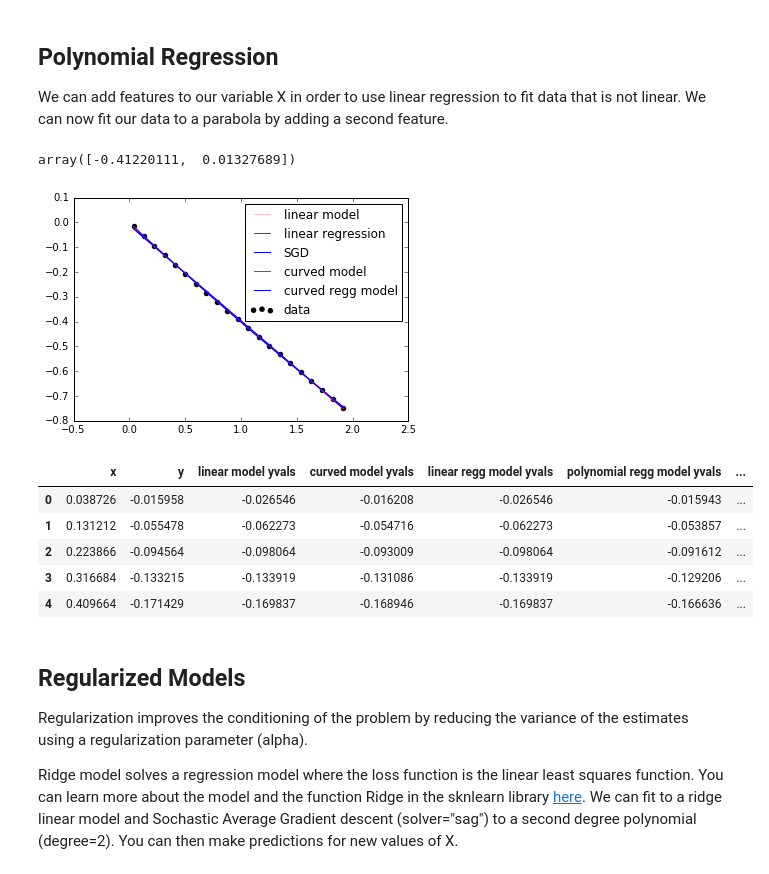
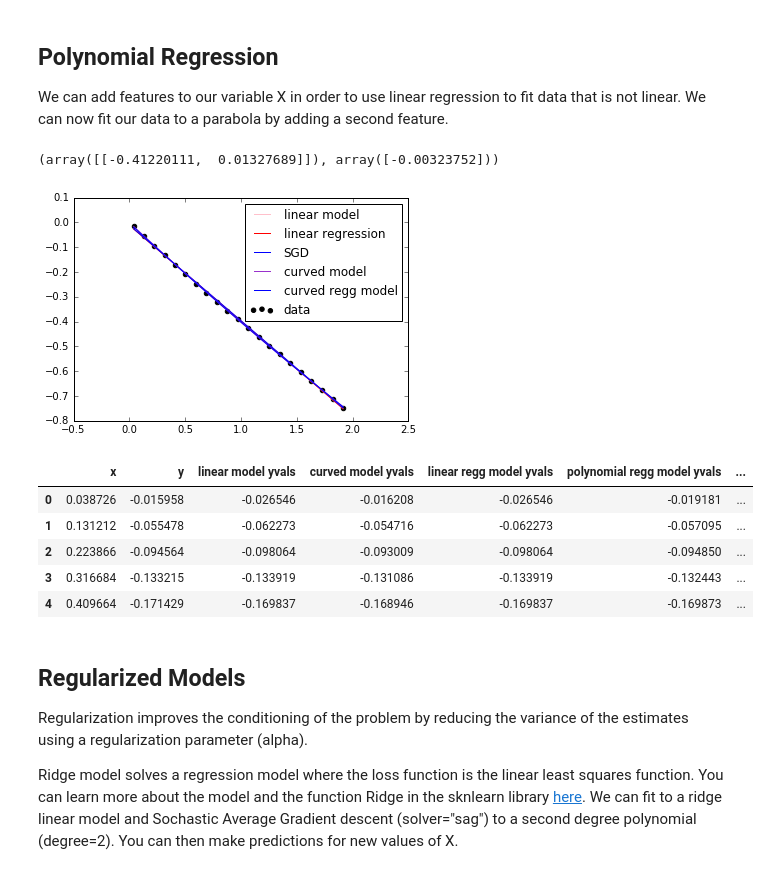
Before and after one commit to farrah-simpson/coding-camp, a Jupyter notebook: in_dev/ML_muon_tracks-worked.ipynb, the cells around one changed output. Saved outputs shown, nothing was run; the diff lists cells and outputs as text; code cells hidden in the pictures.

```diff
--- a/in_dev/ML_muon_tracks-worked.ipynb
+++ b/in_dev/ML_muon_tracks-worked.ipynb
@@ -95,47 +95,47 @@ X_poly = poly_features.fit_transform(X)
 
 poly_reg = LinearRegression()
 poly_reg.fit(X_poly, Y)
-poy_regg_params = poly_reg.coef_, poly_reg.intercept_
-poly_regg_params[0][0]
+poly_regg_params = poly_reg.coef_, poly_reg.intercept_
+poly_regg_params
 # %% [output]
-array([-0.41220111,  0.01327689])
+(array([[-0.41220111,  0.01327689]]), array([-0.00323752]))
 # %%
 # compare the models
 
 # plotting the original data and the optimized model (i.e., trendline)
 plt.scatter(track['x'], track['y'], label="data", color='k')
 plt.plot(track['x'], linear_model(track['x'], linear_params[0], linear_params[1]), label="linear model", color='pink')
 plt.plot(track['x'], linear_model(track['x'], regg_params[0][0][0],regg_params[1][0]), label="linear regression",color='red')
 plt.plot(track['x'], linear_model(track['x'], sgd_params[0],sgd_params[1]), label="SGD",color='blue')
 plt.plot(track['x'], curved_model(track['x'], curved_params[0], curved_params[1]), label="curved model", color='darkorchid')
 plt.plot(track['x'], (poly_regg_params[0][0][1]*np.square(track['x']) + poly_regg_params[0][0][0]*track['x'] + poly_regg_params[1]), label="curved regg model")
 
 
 plt.legend()
 plt.show()
 
 track['linear model yvals'] = linear_model(track['x'], linear_params[0], linear_params[1])
 track['curved model yvals'] = curved_model(track['x'], curved_params[0], curved_params[1])
 track['linear regg model yvals'] = linear_model(track['x'], regg_params[0][0][0],regg_params[1][0])
-track['polynomial regg model yvals'] = poly_regg_params[0][0][1]*np.square(track['x']) + poly_regg_params[0][0][0]*track['x']
+track['polynomial regg model yvals'] = poly_regg_params[0][0][1]*np.square(track['x']) + poly_regg_params[0][0][0]*track['x'] + poly_regg_params[1][0]
 
 
 track['linear model residuals'] = track['y'] - track['linear model yvals']
 track['curved model residuals'] = track['y'] - track['curved model yvals']
 track['linear regg model residuals'] = track['y'] - track['linear regg model yvals']
 track['polynomial regg model residuals'] = track['y'] - track['polynomial regg model yvals']
 
 
 
 track.head()
 # %% [output]
 [figure]
 |  | x | y | linear model yvals | curved model yvals | linear regg model yvals | polynomial regg model yvals | ... |
-| 0 | 0.038726 | -0.015958 | -0.026546 | -0.016208 | -0.026546 | -0.015943 | ... |
-| 1 | 0.131212 | -0.055478 | -0.062273 | -0.054716 | -0.062273 | -0.053857 | ... |
-| 2 | 0.223866 | -0.094564 | -0.098064 | -0.093009 | -0.098064 | -0.091612 | ... |
-| 3 | 0.316684 | -0.133215 | -0.133919 | -0.131086 | -0.133919 | -0.129206 | ... |
-| 4 | 0.409664 | -0.171429 | -0.169837 | -0.168946 | -0.169837 | -0.166636 | ... |
+| 0 | 0.038726 | -0.015958 | -0.026546 | -0.016208 | -0.026546 | -0.019181 | ... |
+| 1 | 0.131212 | -0.055478 | -0.062273 | -0.054716 | -0.062273 | -0.057095 | ... |
+| 2 | 0.223866 | -0.094564 | -0.098064 | -0.093009 | -0.098064 | -0.094850 | ... |
+| 3 | 0.316684 | -0.133215 | -0.133919 | -0.131086 | -0.133919 | -0.132443 | ... |
+| 4 | 0.409664 | -0.171429 | -0.169837 | -0.168946 | -0.169837 | -0.169873 | ... |
 # %% [markdown]
 ## Regularized Models
 
```
Also changed, not shown: parts of 3 cells of this notebook.
